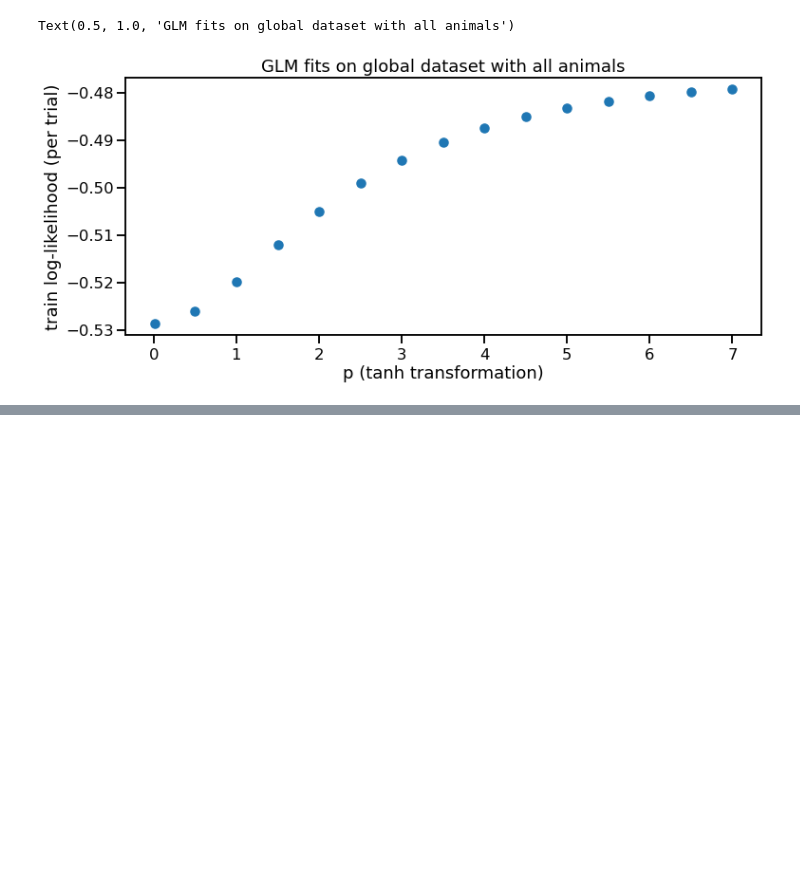
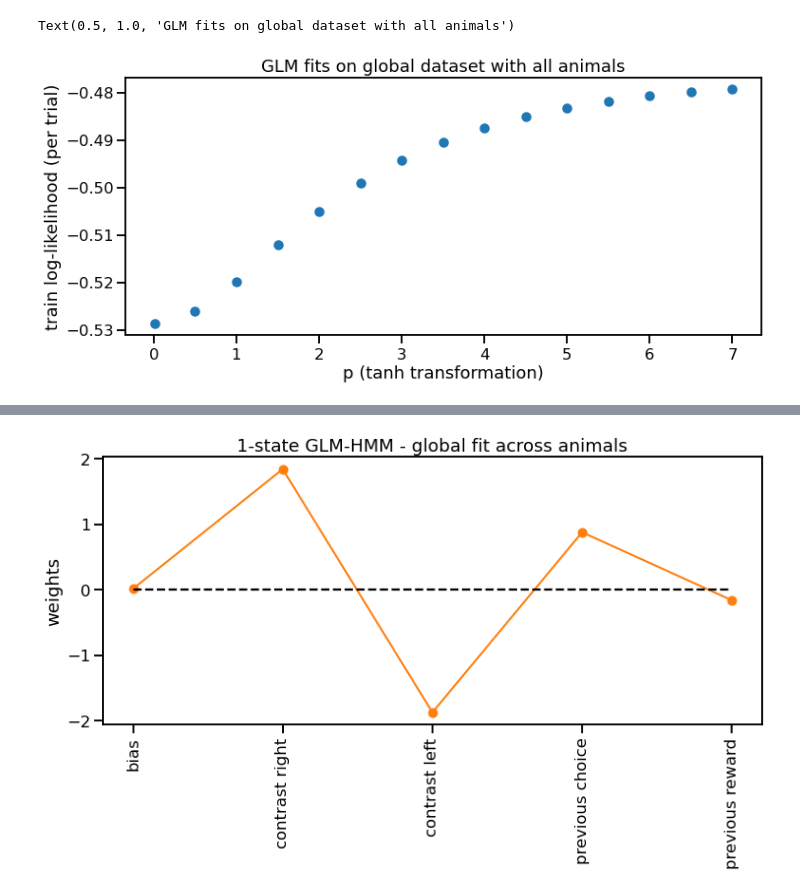
Before and after one commit to lenca56/dynamic_glmhmm, a Jupyter notebook: code/IBL_Fitting_and_Analysis.ipynb, the cells around one changed output, grey strips where cells are left out. Saved outputs shown, nothing was run; the diff lists cells and outputs as text; code cells hidden in the pictures; blank space fills up the shorter version.

```diff
--- a/code/IBL_Fitting_and_Analysis.ipynb
+++ b/code/IBL_Fitting_and_Analysis.ipynb
@@ -16,7 +16,7 @@ sns.set_context("talk")
 
 ibl_data_path = '../data_IBL'
 colorsFeatures = [['#FAA61A','indigo','#99CC66','#59C3C3','#9593D9'],['#FAA61A',"#2369BD","#A9373B",'#99CC66','#59C3C3','#9593D9']]
-colorsStates = ['darkorange','darkblue','forestgreen','purple']
+colorsStates = ['tab:orange','tab:blue','tab:green','tab:purple', 'tab:brown']
 myFeatures = [['bias','contrast right','contrast left', 'previous choice', 'previous reward'],['bias','signed stimulus', 'previous choice', 'previous reward']]
 sns.set_context("talk")
 colormap = ['rebeccapurple','teal','darkturquoise','springgreen']
@@ -233,7 +242,7 @@ D_signed = [5, 4]
 Ll_total = np.zeros((2,2))
 pTanhList = [0.01, 5]
 
-reorder = [[2,0,1],[0,2,1], [2,1,0], [2,0,1]]
+reorder = [[2,0,1],[0,2,1], [2,1,0], [2,0,1]] # reorder to have consistent meaning of states with labels 1,2,3 (1-engaged, 2-biased right, 3-biased left)
 c = 0
 for signedStimulus in [False, True]:
     for ind_pTanh in [0,1]:
@@ -250,14 +259,14 @@ for signedStimulus in [False, True]:
         print(f'Train log-like for ptanh={pTanh} and signed stimulus contrast = {signedStimulus} is ')
         print(np.round(data_best['trainLl'], 4))
 
-        print(data_best["P"][0])
+        print(data_best["P"][:, reorder[c], :][:, :, reorder[c]][0])
         fig, axes = plt.subplots(1, figsize=(12,5))
-        plot_constant_weights(data_best["W"][0, reorder[c]], axes, labels=myFeatures[signedStimulus], colors=colorsStates)
+        plot_constant_weights(data_best["W"][:, reorder[c]][0], axes, labels=myFeatures[signedStimulus], colors=colorsStates)
         axes.set_ylabel('weights')
         axes.set_title(f'tanh p={pTanh}')
 
         # # save best standard GLMHMM parameters for global dataset (all animals)
-        # np.savez(f'../data_IBL/Best_allAnimals_standardGLMHMM_{K}-state_pTanh={pTanh}_signedStimulus={signedStimulus}')
+        # np.savez(f'../data_IBL/Best_allAnimals_standardGLMHMM_{K}-state_pTanh={pTanh}_signedStimulus={signedStimulus}', W=data_best["W"][:, reorder[c]], P=)
 
         c+= 1
 # %% [output]
@@ -287,0 +299,74 @@ Train log-like for ptanh=5 and signed stimulus contrast = True is
+# %%
+# finding best fit parameters for standard GLM-HMM across all animals
+
+pTanh = 5 # performs better than p=0.01 which is equivalent to no tanh transformation
+inits = 25
+# reorder state labels to have consistent meaning across models
+reorder = {(False, 2): [1,0], (True, 2): [1,0], (False, 3): [0,2,1], (True, 3): [2,0,1], (False, 4): [0,3,2,1], (True, 4): [2,0,1,3], (False, 5): [3,0,2,4,1], (True, 5): [4,3,0,2,1]}
+inits_5_state = [[0,2,4,6,8,10,11,12,14,15,16,17,18,19,20,21,22,23], [0,1,2,3,4,5,6,7,8,9,10,11,12,13,14,15,16,17,18,19,20,21,22,23,24]]
+for signedStimulus in [False, True]:
+    for K in [1,2,3,4,5]:
+        if K==1:
+            data = np.load(f'../data_IBL/allAnimals_pTanh={pTanh}_GLM_signedStimulus={signedStimulus}.npz')
+
+            # plotting parameters
+            # print(data["P"][0])
+            fig, axes = plt.subplots(1, figsize=(12,5))
+            plot_constant_weights(data["W"][0], axes, labels=myFeatures[signedStimulus], colors=colorsStates)
+            axes.set_ylabel('weights')
+            axes.set_title(f'{K}-state GLM-HMM - global fit across animals')
+
+            # saving parameters
+            np.savez(f'../data_IBL/Best_allAnimals_standardGLMHMM_{K}-state_pTanh={pTanh}_signedStimulus={signedStimulus}', P=data['P'], pi=data['pi'], W=data['W'])
+
+        elif K in [2,3,4]:
+            order = reorder.get((signedStimulus, K))
+
+            # finding best initialization
+            Ll_temp = []
+            for init in range(0, inits):
+                data = np.load(f'../data_IBL/allAnimals_standardGLMHMM_{K}-state_pTanh={pTanh}_init={init}_signedStimulus={signedStimulus}.npz')
+                Ll_temp.append(data['trainLl'])
+
+            ind_best = np.argmax(Ll_temp)
+            data_best = np.load(f'../data_IBL/allAnimals_standardGLMHMM_{K}-state_pTanh={pTanh}_init={ind_best}_signedStimulus={signedStimulus}.npz')
+
+            # plotting parameters
+            P_best = data_best["P"][:, order, :][:, :, order]
+            W_best = data_best["W"][:, order]
+            # print(np.round(P_best, 3)[0])
+            fig, axes = plt.subplots(1, figsize=(12,5))
+            plot_constant_weights(W_best, axes, labels=myFeatures[signedStimulus], colors=colorsStates)
+            axes.set_ylabel('weights')
+            axes.set_title(f'tanh p={pTanh}')
+            axes.legend()
+
+            # saving parameters
+            np.savez(f'../data_IBL/Best_allAnimals_standardGLMHMM_{K}-state_pTanh={pTanh}_signedStimulus={signedStimulus}', P=P_best, pi=data_best['pi'], W=W_best)
+
+        elif K==5:
+            order = reorder.get((signedStimulus, K))
+
+            # finding best initialization
+            Ll_temp = {}
+            for init in inits_5_state[signedStimulus]:
+                data = np.load(f'../data_IBL/allAnimals_standardGLMHMM_{K}-state_pTanh={pTanh}_init={init}_signedStimulus={signedStimulus}.npz')
+                Ll_temp[init] = data['trainLl']
+
+            ind_best =  max(zip(Ll_temp.values(), Ll_temp.keys()))[1]
+            data_best = np.load(f'../data_IBL/allAnimals_standardGLMHMM_{K}-state_pTanh={pTanh}_init={ind_best}_signedStimulus={signedStimulus}.npz')
+
+            # plotting parameters
+            P_best = data_best["P"][:, order, :][:, :, order]
+            W_best = data_best["W"][:, order]
+            # print(np.round(P_best, 3)[0])
+            fig, axes = plt.subplots(1, figsize=(12,5))
+            plot_constant_weights(W_best, axes, labels=myFeatures[signedStimulus], colors=colorsStates)
+            axes.set_ylabel('weights')
+            axes.set_title(f'tanh p={pTanh}')
+            axes.legend()
+
+            # saving parameters
+            np.savez(f'../data_IBL/Best_allAnimals_standardGLMHMM_{K}-state_pTanh={pTanh}_signedStimulus={signedStimulus}', P=P_best, pi=data_best['pi'], W=W_best)
+# %% [output]
+[figure, added]
```
Also changed, not shown: parts of 7 cells of this notebook, 7 other files.
